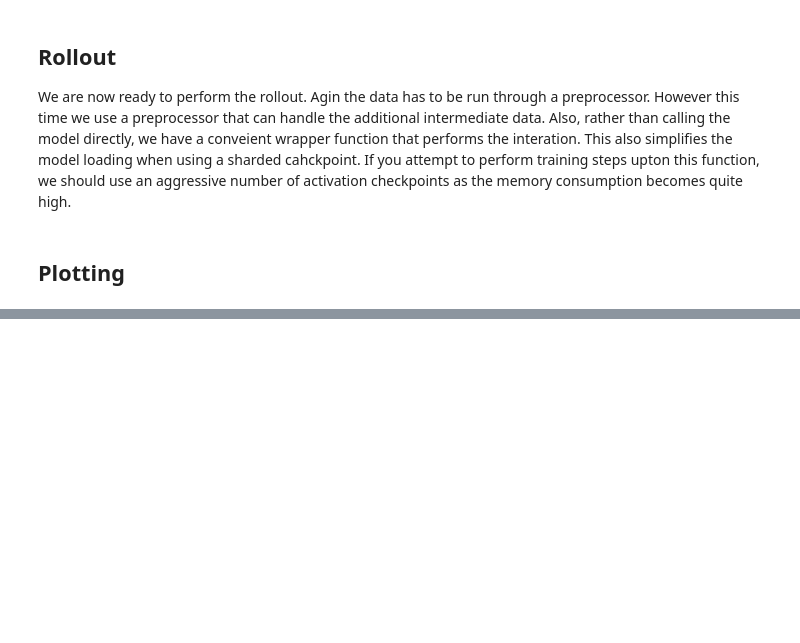
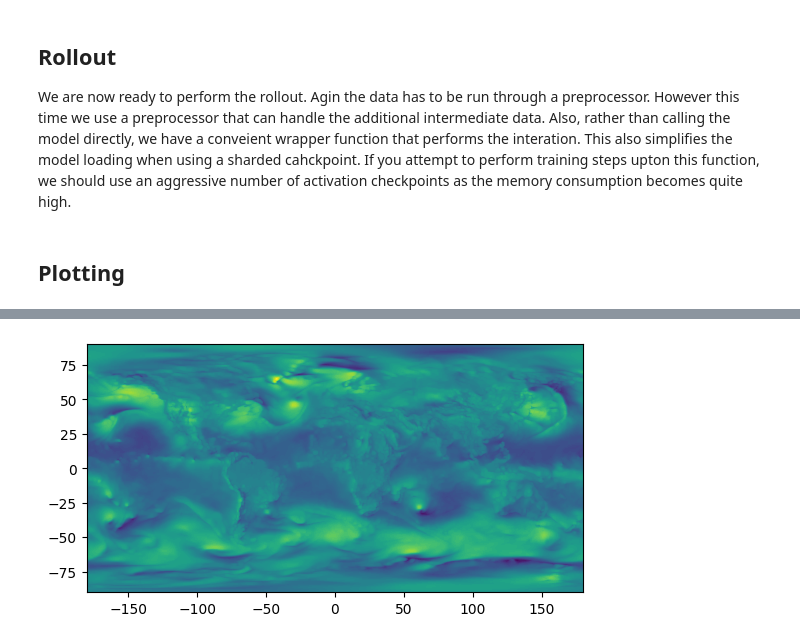
Before and after one commit to NASA-IMPACT/Prithvi-WxC, a Jupyter notebook: examples/PrithviWxC_rollout.ipynb, the cells around one changed output, grey strips where cells are left out. Drawn from its saved outputs; the diff is of its cells as text; code cells hidden in the pictures; blank space fills up the shorter version.

```diff
--- a/examples/PrithviWxC_rollout.ipynb
+++ b/examples/PrithviWxC_rollout.ipynb
@@ -99,16 +103,16 @@ search for the relevant data that falls within the provided time range.
 # %%
 time_range = ("2020-01-01T00:00:00", "2020-01-01T23:59:59")
 
-surf_dir = Path("./merra-2")
+surf_dir = Path("../data/merra-2")
 snapshot_download(
-    repo_id="Prithvi-WxC/prithvi.wxc.2300m.v1",
+    repo_id="ibm-nasa-geospatial/Prithvi-WxC-1.0-2300M",
     allow_patterns="merra-2/MERRA2_sfc_2020010[1].nc",
-    local_dir=".",
+    local_dir="../data",
 )
 
-vert_dir = Path("./merra-2")
+vert_dir = Path("../data/merra-2")
 snapshot_download(
-    repo_id="Prithvi-WxC/prithvi.wxc.2300m.v1",
+    repo_id="ibm-nasa-geospatial/Prithvi-WxC-1.0-2300M",
     allow_patterns="merra-2/MERRA_pres_2020010[1].nc",
-    local_dir=".",
+    local_dir="../data",
 )
@@ -122,16 +128,16 @@ producing a perturbation to the climatology at the target time.
  we have to provide the dataloader with the path of the
  climatology data.
 # %%
-surf_clim_dir = Path("./climatology")
+surf_clim_dir = Path("../data/climatology")
 snapshot_download(
-    repo_id="Prithvi-WxC/prithvi.wxc.2300m.v1",
+    repo_id="ibm-nasa-geospatial/Prithvi-WxC-1.0-2300M",
     allow_patterns="climatology/climate_surface_doy00[1]*.nc",
-    local_dir=".",
+    local_dir="../data",
 )
 
-vert_clim_dir = Path("./climatology")
+vert_clim_dir = Path("../data/climatology")
 snapshot_download(
-    repo_id="Prithvi-WxC/prithvi.wxc.2300m.v1",
+    repo_id="ibm-nasa-geospatial/Prithvi-WxC-1.0-2300M",
     allow_patterns="climatology/climate_vertical_doy00[1]*.nc",
-    local_dir=".",
+    local_dir="../data",
 )
@@ -331,0 +345,12 @@ plt.show()
+# %%
+u10m = out[0, variable_names.index("U10M")].cpu().numpy()
+
+lat = np.linspace(-90, 90, out.shape[-2])
+lon = np.linspace(-180, 180, out.shape[-1])
+X, Y = np.meshgrid(lon, lat)
+
+plt.contourf(X, Y, u10m, 100)
+plt.gca().set_aspect("equal")
+plt.show()
+# %% [output]
+[figure, added]
```
Also changed, not shown: parts of 7 cells of this notebook, 1 other file.
